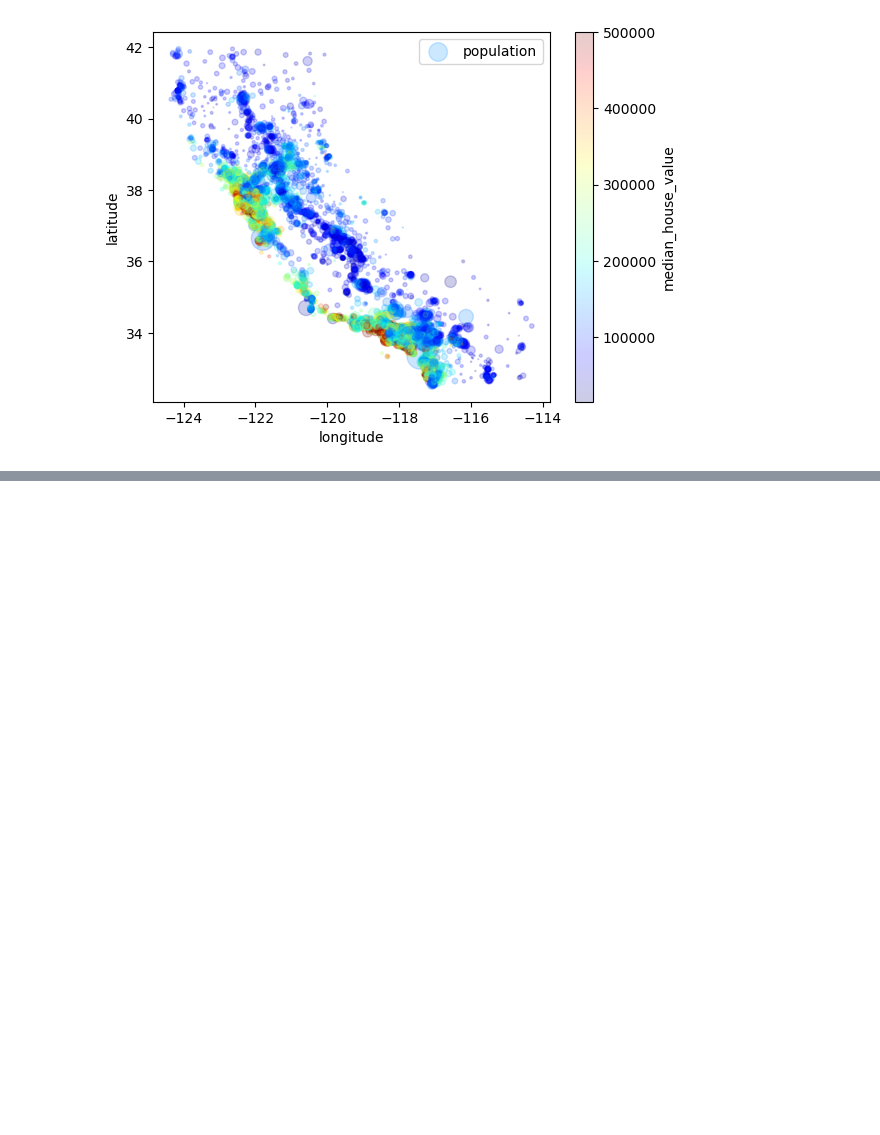
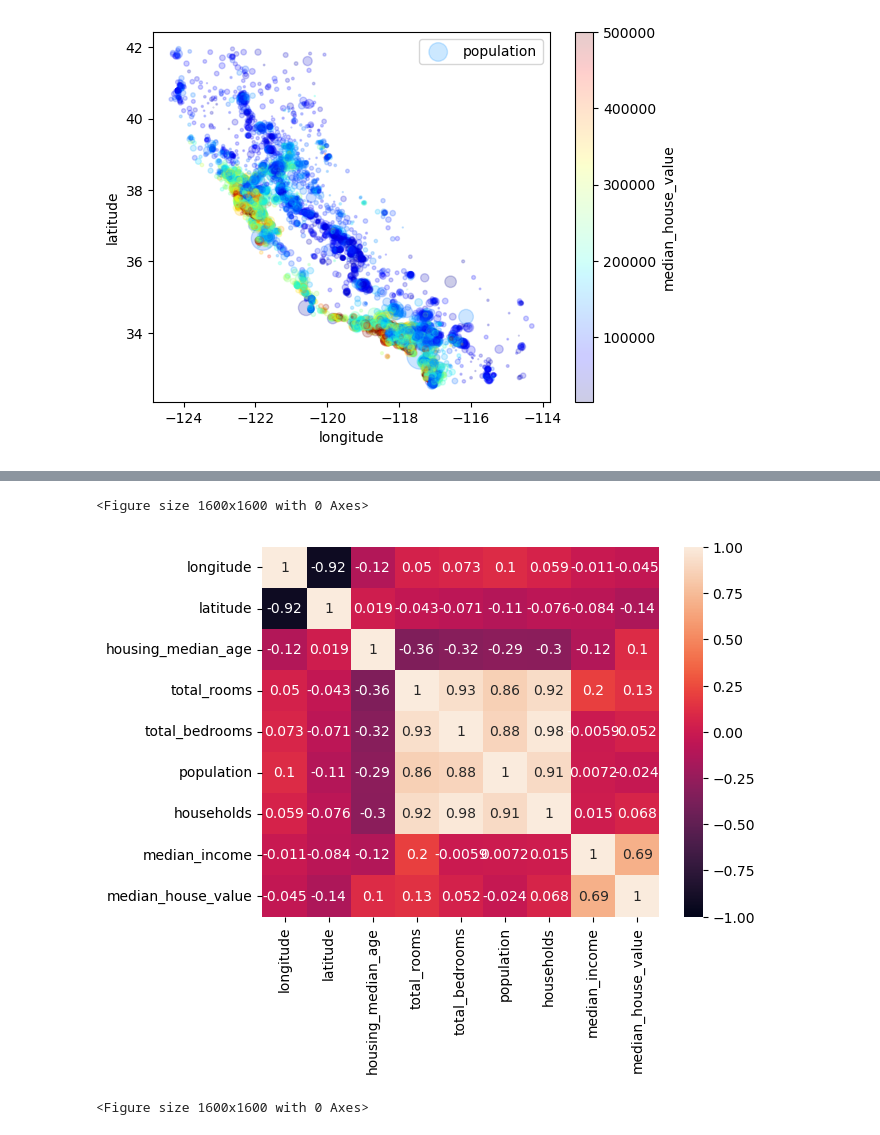
Before and after one commit to ChaeWonIm0/MachineLearning_reference, a Jupyter notebook: main_theory/Entire_process_Housing_model.ipynb, the cells around one changed output, grey strips where cells are left out. Drawn from its saved outputs; the diff is of its cells as text; code cells hidden in the pictures; blank space fills up the shorter version.

```diff
--- a/main_theory/Entire_process_Housing_model.ipynb
+++ b/main_theory/Entire_process_Housing_model.ipynb
@@ -144,0 +157,8 @@ housing.plot(kind="scatter", x="longitude", y="latitude", alpha = 0.2,
+# %%
+# seaborn으로 상관관계 활용
+sns.heatmap(housing.corr(), annot=True, vmax = 1, vmin=-1)
+plt.figure(figsize = (16,16))
+# %% [output]
+<Figure size 1600x1600 with 0 Axes>
+[figure, added]
+<Figure size 1600x1600 with 0 Axes>
```
Also changed, not shown: parts of 56 cells of this notebook, 3 other files.
